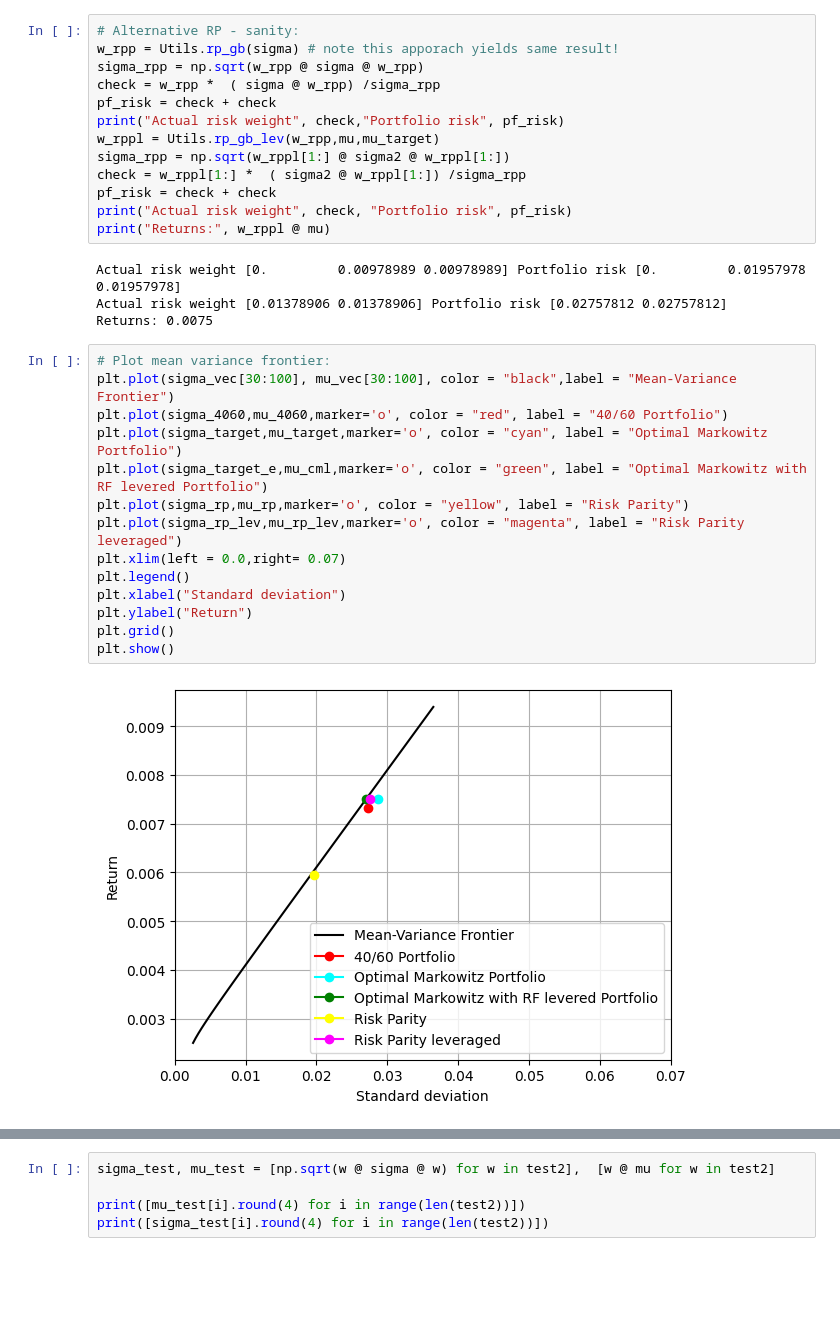
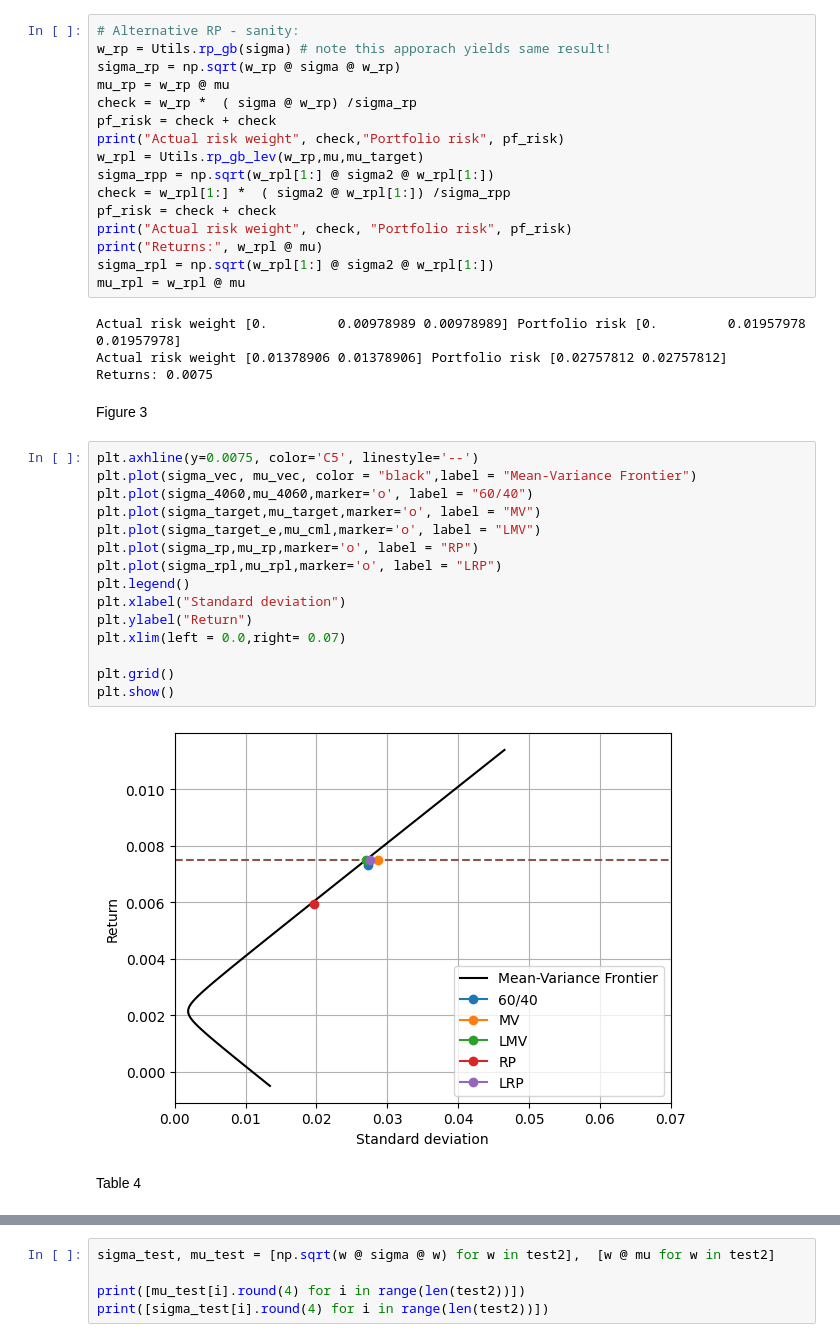
Before and after one commit to andreas-eklundh/Asset_allocation, a Jupyter notebook: Task_1.ipynb, the cells around one changed output, grey strips where cells are left out. Saved outputs shown, nothing was run; the diff lists cells and outputs as text; blank space fills up the shorter version.

```diff
--- a/Task_1.ipynb
+++ b/Task_1.ipynb
@@ -237,34 +147,42 @@ Actual risk weight [0.01381538 0.01381568] Target 0.009175073356106825 Portfolio
 # %%
 # Alternative RP - sanity:
-w_rpp = Utils.rp_gb(sigma) # note this apporach yields same result!
-sigma_rpp = np.sqrt(w_rpp @ sigma @ w_rpp)
-check = w_rpp *  ( sigma @ w_rpp) /sigma_rpp
+w_rp = Utils.rp_gb(sigma) # note this apporach yields same result!
+sigma_rp = np.sqrt(w_rp @ sigma @ w_rp)
+mu_rp = w_rp @ mu
+check = w_rp *  ( sigma @ w_rp) /sigma_rp
 pf_risk = check + check
 print("Actual risk weight", check,"Portfolio risk", pf_risk)
-w_rppl = Utils.rp_gb_lev(w_rpp,mu,mu_target)
-sigma_rpp = np.sqrt(w_rppl[1:] @ sigma2 @ w_rppl[1:])
-check = w_rppl[1:] *  ( sigma2 @ w_rppl[1:]) /sigma_rpp
+w_rpl = Utils.rp_gb_lev(w_rp,mu,mu_target)
+sigma_rpp = np.sqrt(w_rpl[1:] @ sigma2 @ w_rpl[1:])
+check = w_rpl[1:] *  ( sigma2 @ w_rpl[1:]) /sigma_rpp
 pf_risk = check + check
 print("Actual risk weight", check, "Portfolio risk", pf_risk)
-print("Returns:", w_rppl @ mu)
+print("Returns:", w_rpl @ mu)
+sigma_rpl = np.sqrt(w_rpl[1:] @ sigma2 @ w_rpl[1:])
+mu_rpl = w_rpl @ mu
 # %% [output]
 Actual risk weight [0.         0.00978989 0.00978989] Portfolio risk [0.         0.01957978 0.01957978]
 Actual risk weight [0.01378906 0.01378906] Portfolio risk [0.02757812 0.02757812]
 Returns: 0.0075
+# %% [markdown]
+Figure 3
 # %%
-# Plot mean variance frontier:
-plt.plot(sigma_vec[30:100], mu_vec[30:100], color = "black",label = "Mean-Variance Frontier")
-plt.plot(sigma_4060,mu_4060,marker='o', color = "red", label = "40/60 Portfolio")
-plt.plot(sigma_target,mu_target,marker='o', color = "cyan", label = "Optimal Markowitz Portfolio")
-plt.plot(sigma_target_e,mu_cml,marker='o', color = "green", label = "Optimal Markowitz with RF levered Portfolio")
-plt.plot(sigma_rp,mu_rp,marker='o', color = "yellow", label = "Risk Parity")
-plt.plot(sigma_rp_lev,mu_rp_lev,marker='o', color = "magenta", label = "Risk Parity leveraged")
-plt.xlim(left = 0.0,right= 0.07)
+plt.axhline(y=0.0075, color='C5', linestyle='--')
+plt.plot(sigma_vec, mu_vec, color = "black",label = "Mean-Variance Frontier")
+plt.plot(sigma_4060,mu_4060,marker='o', label = "60/40")
+plt.plot(sigma_target,mu_target,marker='o', label = "MV")
+plt.plot(sigma_target_e,mu_cml,marker='o', label = "LMV")
+plt.plot(sigma_rp,mu_rp,marker='o', label = "RP")
+plt.plot(sigma_rpl,mu_rpl,marker='o', label = "LRP")
 plt.legend()
 plt.xlabel("Standard deviation")
 plt.ylabel("Return")
+plt.xlim(left = 0.0,right= 0.07)
+
 plt.grid()
 plt.show()
 # %% [output]
-[figure, old version]
+[figure, new version]
+# %% [markdown]
+Table 4
 # %%
```
Also changed, not shown: parts of 25 cells of this notebook, 8 other files.
